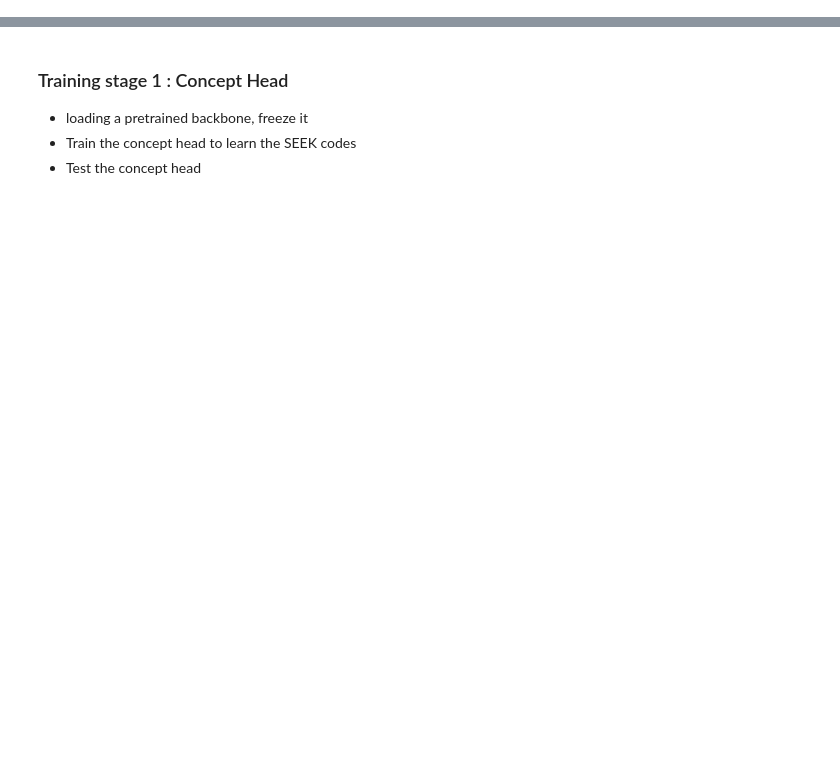
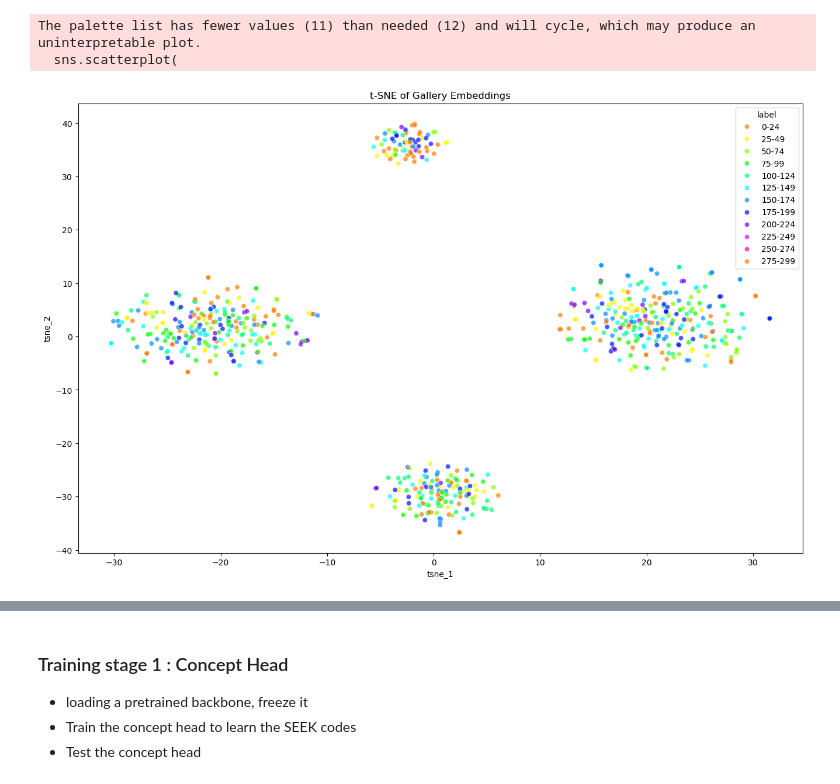
Before and after one commit to AntoineSalaun/Interpretable-and-Editable-Elephant-ReID, a Jupyter notebook: methods/Retrival_tests.ipynb, the cells around one changed output, grey strips where cells are left out. Saved outputs shown, nothing was run; the diff lists cells and outputs as text; code cells hidden in the pictures; blank space fills up the shorter version.

```diff
--- a/methods/Retrival_tests.ipynb
+++ b/methods/Retrival_tests.ipynb
@@ -68,0 +173,35 @@ No pretraining, using MegaDescriptor
+# %%
+import seaborn as sns
+import pandas as pd
+import matplotlib.pyplot as plt
+from sklearn.manifold import TSNE
+ba = Backbone(pretraining="savannah_elephants")
+
+# Perform t-SNE
+tsne = TSNE(n_components=2, perplexity=15, random_state=42)
+embeddings, labels = retrieval.collect_MD_embeddings(gallery_loader, ba)
+tsne_result = tsne.fit_transform(embeddings.cpu())
+
+# Get labels for coloring and bin them
+y = labels.cpu().numpy()
+bins = pd.cut(pd.Series(y), bins=range(0, int(y.max()) + 25, 25), labels=[f'{i}-{i+24}' for i in range(0, int(y.max()), 25)])
+
+# Create a DataFrame for plotting
+tsne_result_df = pd.DataFrame({'tsne_1': tsne_result[:, 0], 'tsne_2': tsne_result[:, 1], 'label': bins})
+
+# Plot the t-SNE result
+plt.figure(figsize=(16, 10))
+sns.scatterplot(
+    x='tsne_1', y='tsne_2',
+    hue='label',
+    palette=sns.color_palette("hsv", len(tsne_result_df['label'].unique())),
+    data=tsne_result_df,
+    legend="full",
+    alpha=0.7
+)
+plt.title('t-SNE of Gallery Embeddings')
+plt.show()
+# %% [output]
+The palette list has fewer values (11) than needed (12) and will cycle, which may produce an uninterpretable plot.
+  sns.scatterplot(
+[figure, added]
```
Also changed, not shown: parts of 14 cells of this notebook, 4 other files.
